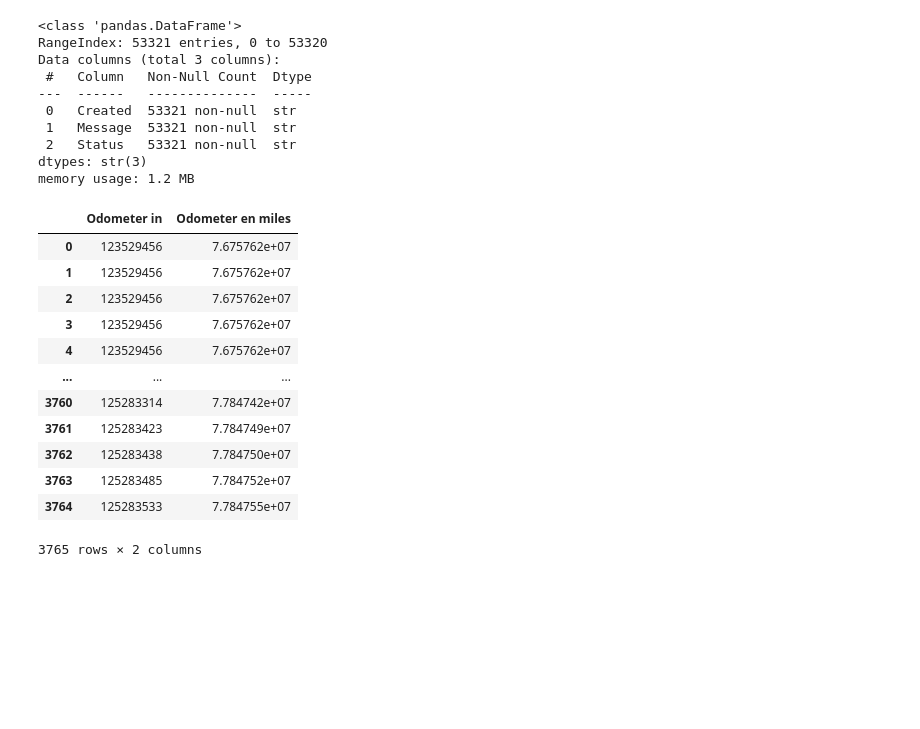
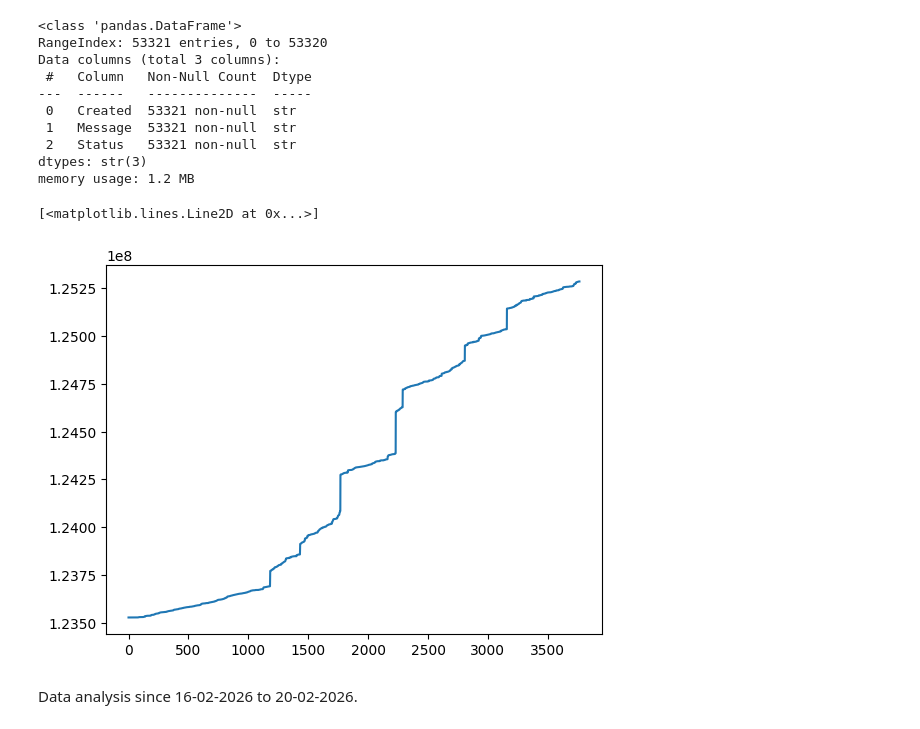
Before and after one commit to jlhb1984/Zonar_projects, a Jupyter notebook: notebooks/zona_logistica TS000168083.ipynb, the cells around one changed output. Saved outputs shown, nothing was run; the diff lists cells and outputs as text; code cells hidden in the pictures; blank space fills up the shorter version.

Commit message:
New analysis on Zona Logistica.

```diff
--- a/notebooks/zona_logistica TS000168083.ipynb
+++ b/notebooks/zona_logistica TS000168083.ipynb
@@ -18,30 +20,28 @@ memory usage: 1.2 MB
 # %%
 aux=[]
 aux_miles=[]
+x_axis=[]
 esp840_odometer=pd.DataFrame()
+cont=0
 
 for i in range (0, esp840.shape[0]):
     l=len(esp840.iloc[i,2])
     #print('Len=',l)
     if l<180:
         aux.append(int(esp840.iloc[i,2][68:76],16))
         aux_miles.append((int(esp840.iloc[i,2][68:76],16))*0.621371)
+        cont=cont+1
 
 esp840_odometer['Odometer in']=aux
 esp840_odometer['Odometer en miles']=aux_miles
 
+for i in range(0,cont):
+    x_axis.append(i)
+
 esp840_odometer
+plt.plot(x_axis,aux)
 # %% [output]
-|  | Odometer in | Odometer en miles |
-| 0 | 123529456 | 7.675762e+07 |
-| 1 | 123529456 | 7.675762e+07 |
-| 2 | 123529456 | 7.675762e+07 |
-| 3 | 123529456 | 7.675762e+07 |
-| 4 | 123529456 | 7.675762e+07 |
-| ... | ... | ... |
-| 3760 | 125283314 | 7.784742e+07 |
-| 3761 | 125283423 | 7.784749e+07 |
-| 3762 | 125283438 | 7.784750e+07 |
-| 3763 | 125283485 | 7.784752e+07 |
-| 3764 | 125283533 | 7.784755e+07 |
-3765 rows × 2 columns
+[<matplotlib.lines.Line2D at 0x...>]
+[figure, added]
+# %% [markdown]
+Data analysis since 16-02-2026 to 20-02-2026.
```
Also changed, not shown: parts of 7 cells of this notebook, 4 other files.
